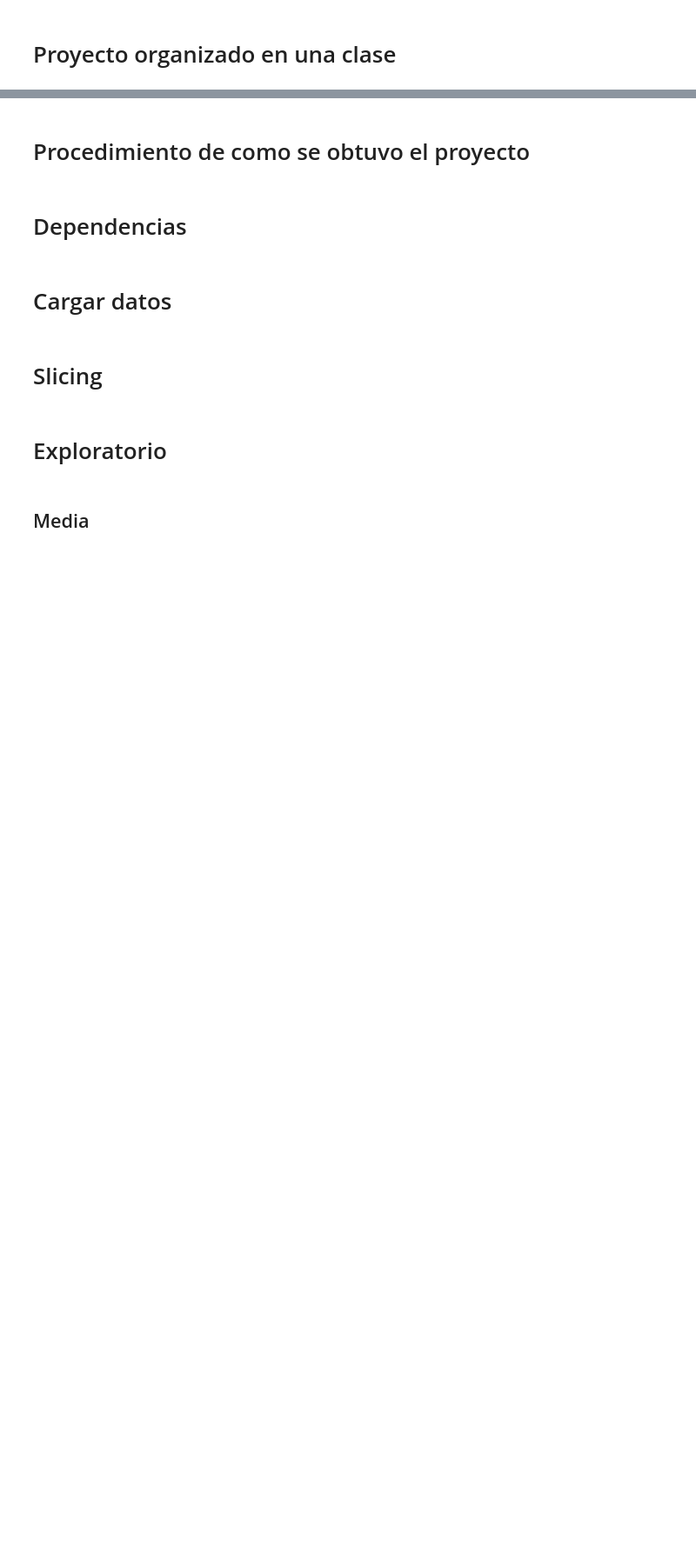
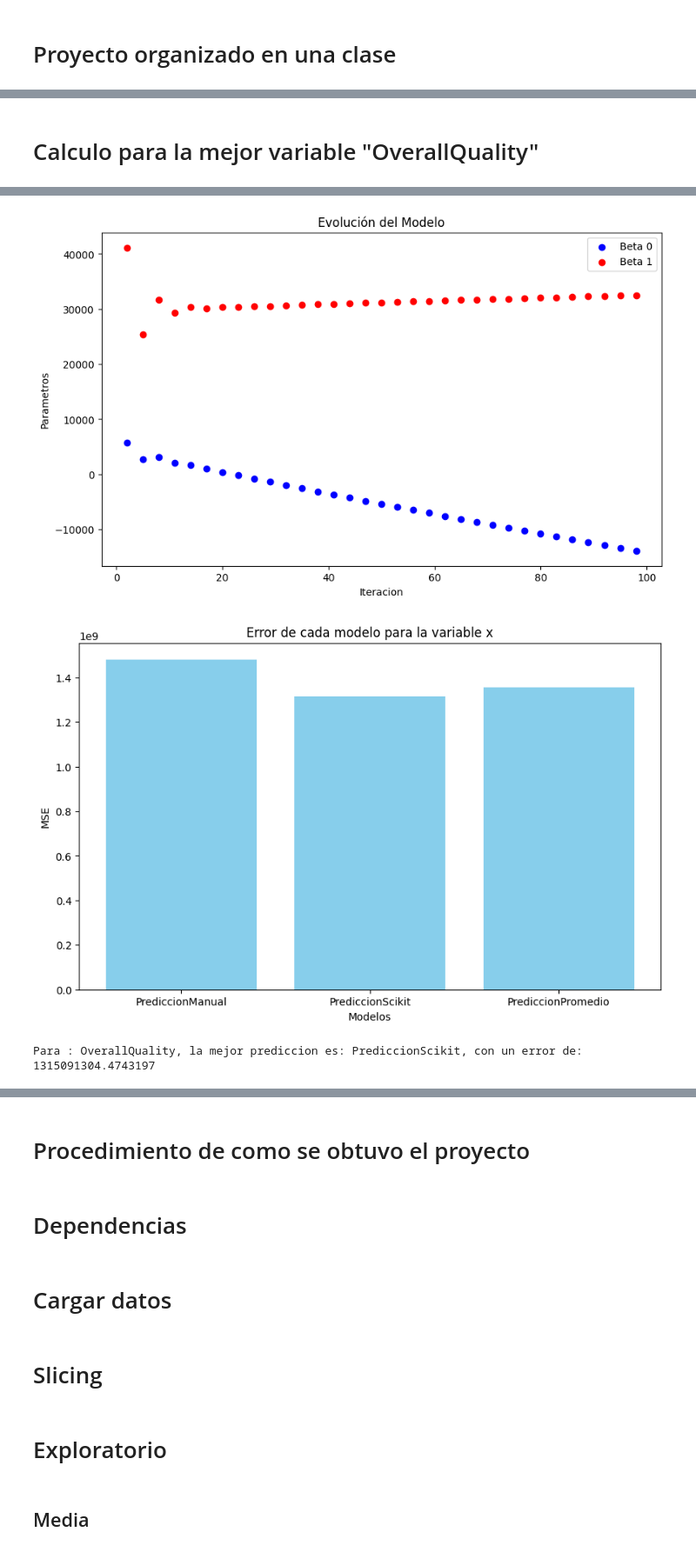
Before and after one commit to esnorki2008/proyecto1, a Jupyter notebook: p1.ipynb, the cells around one changed output, grey strips where cells are left out. Shown at 87% size. Saved outputs shown, nothing was run; the diff lists cells and outputs as text; code cells hidden in the pictures; blank space fills up the shorter version.

```diff
--- a/p1.ipynb
+++ b/p1.ipynb
@@ -253,0 +362,8 @@ cantidad de items para entrenamiento 1168, cantidad de items para pruebas 292
+# %% [markdown]
+# Calculo para la mejor variable "OverallQuality"
+# %%
+#Predict best variable
+prediction  = P.predict_first_var(P.df_test["OverallQuality"])
+#Validate best variable
+P.validate_first(prediction)
+# %% [output]
@@ -253,0 +371,3 @@ cantidad de items para entrenamiento 1168, cantidad de items para pruebas 292
+[figure, added]
+[figure, added]
+Para : OverallQuality, la mejor prediccion es: PrediccionScikit, con un error de: 1315091304.4743197
```
Also changed, not shown: parts of 7 cells of this notebook.
